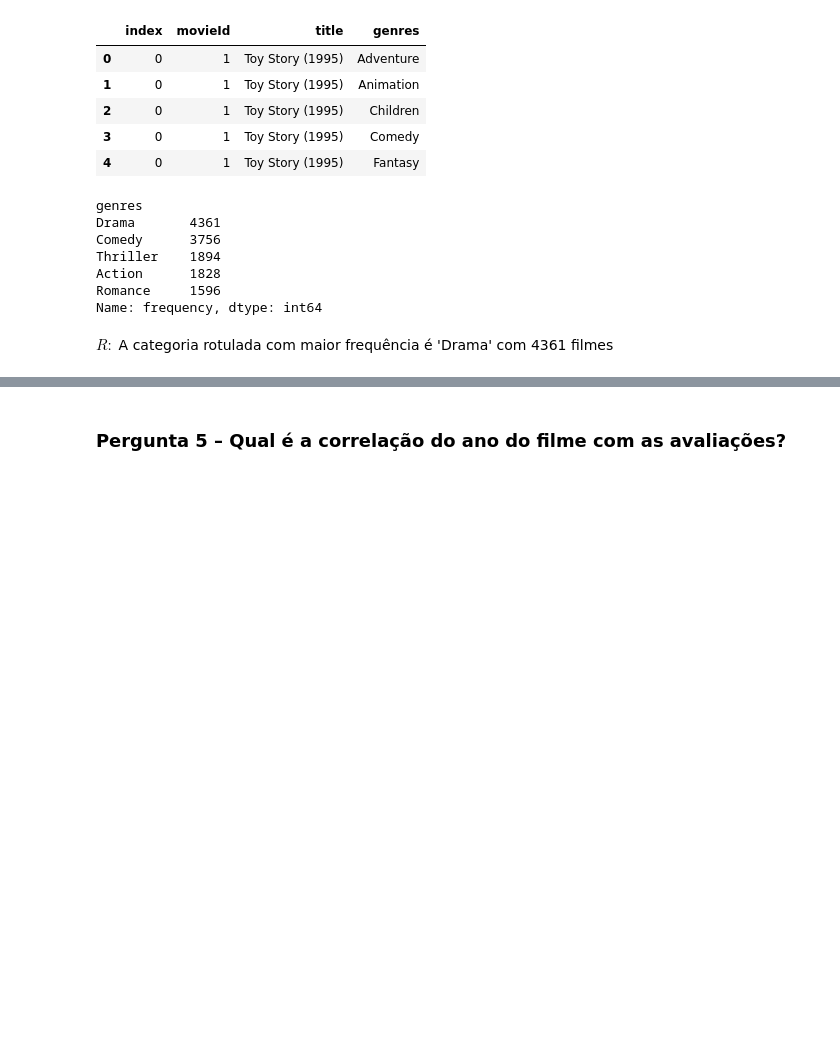
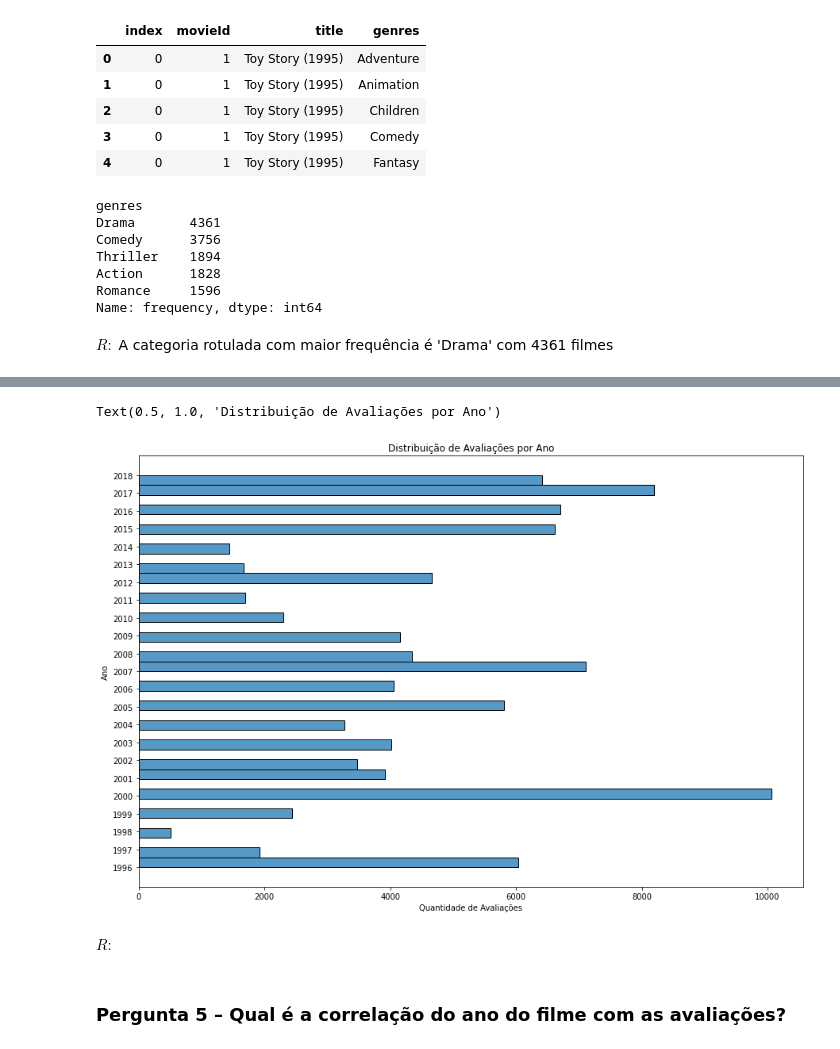
Before and after one commit to thpomari/posgraduacao, a Jupyter notebook: atividades/avaliacao_1/D1EAD-Avaliacao_1.ipynb, the cells around one changed output, grey strips where cells are left out. Saved outputs shown, nothing was run; the diff lists cells and outputs as text; code cells hidden in the pictures; blank space fills up the shorter version.

```diff
--- a/atividades/avaliacao_1/D1EAD-Avaliacao_1.ipynb
+++ b/atividades/avaliacao_1/D1EAD-Avaliacao_1.ipynb
@@ -384,0 +401,5 @@ $R:$ A categoria rotulada com maior frequência é 'Drama' com 4361 filmes
+# %%
+df_ratings_with_date = df_ratings.copy()
+df_ratings_with_date['timestamp'] = pd.to_datetime(df_ratings['timestamp'], unit='s').dt.year
+df_ratings_with_date = df_ratings_with_date.rename(columns = {'timestamp': 'date'})
+df_ratings_with_date
@@ -385,2 +432,14 @@ $R:$ A categoria rotulada com maior frequência é 'Drama' com 4361 filmes
+# %%
+plt.figure(figsize=(15, 10))
+sns.histplot(data=df_ratings_with_date, y=df_ratings_with_date['date'])
+plt.yticks(np.arange(min(df_ratings_with_date['date']), max(df_ratings_with_date['date'])+1, 1.0))
+plt.xlabel('Quantidade de Avaliações')
+plt.ylabel('Ano')
+plt.title('Distribuição de Avaliações por Ano')
+# %% [output]
+Text(0.5, 1.0, 'Distribuição de Avaliações por Ano')
+[figure, added]
+# %% [markdown]
+$R:$
 # %% [markdown]
 ### Pergunta 5 – Qual é a correlação do ano do filme com as avaliações?
```
Also changed, not shown: parts of 15 cells of this notebook.
